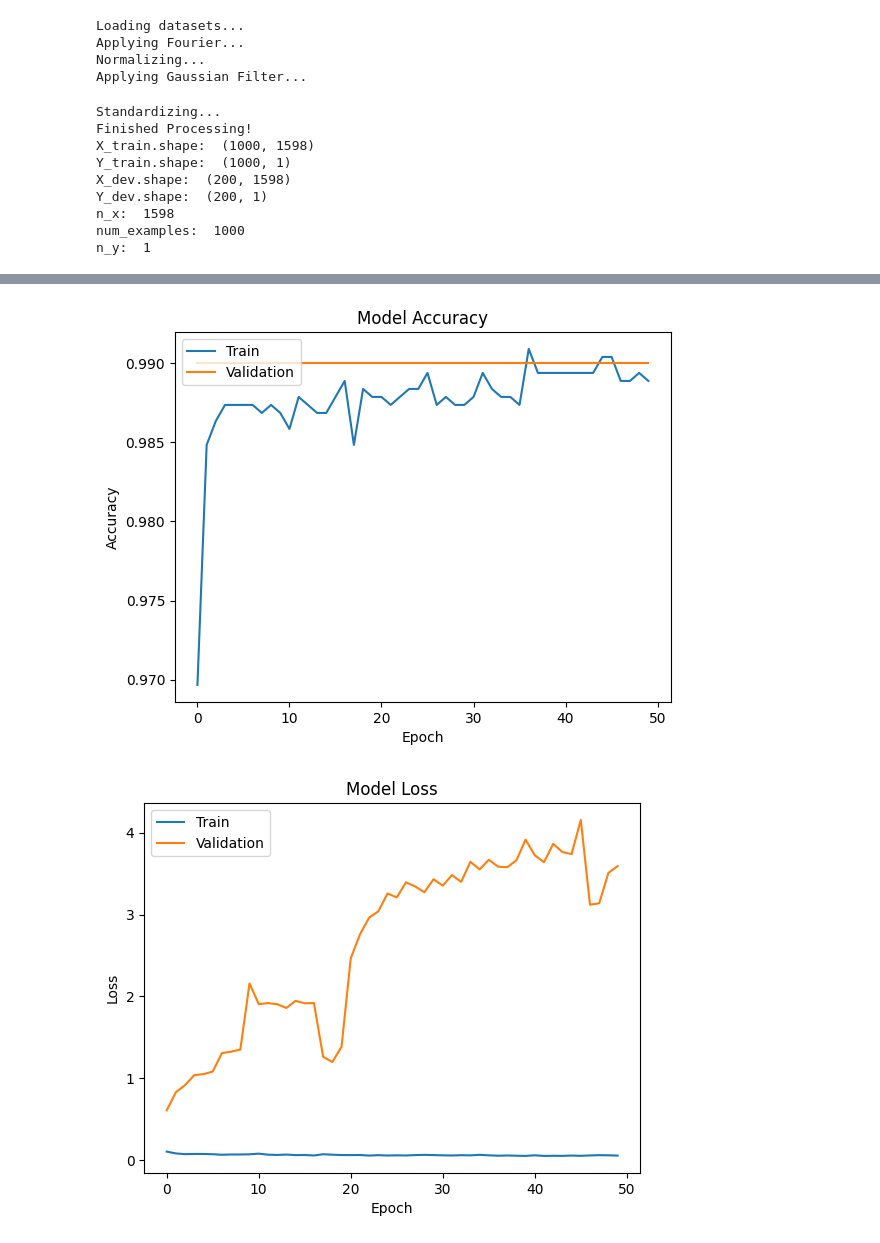
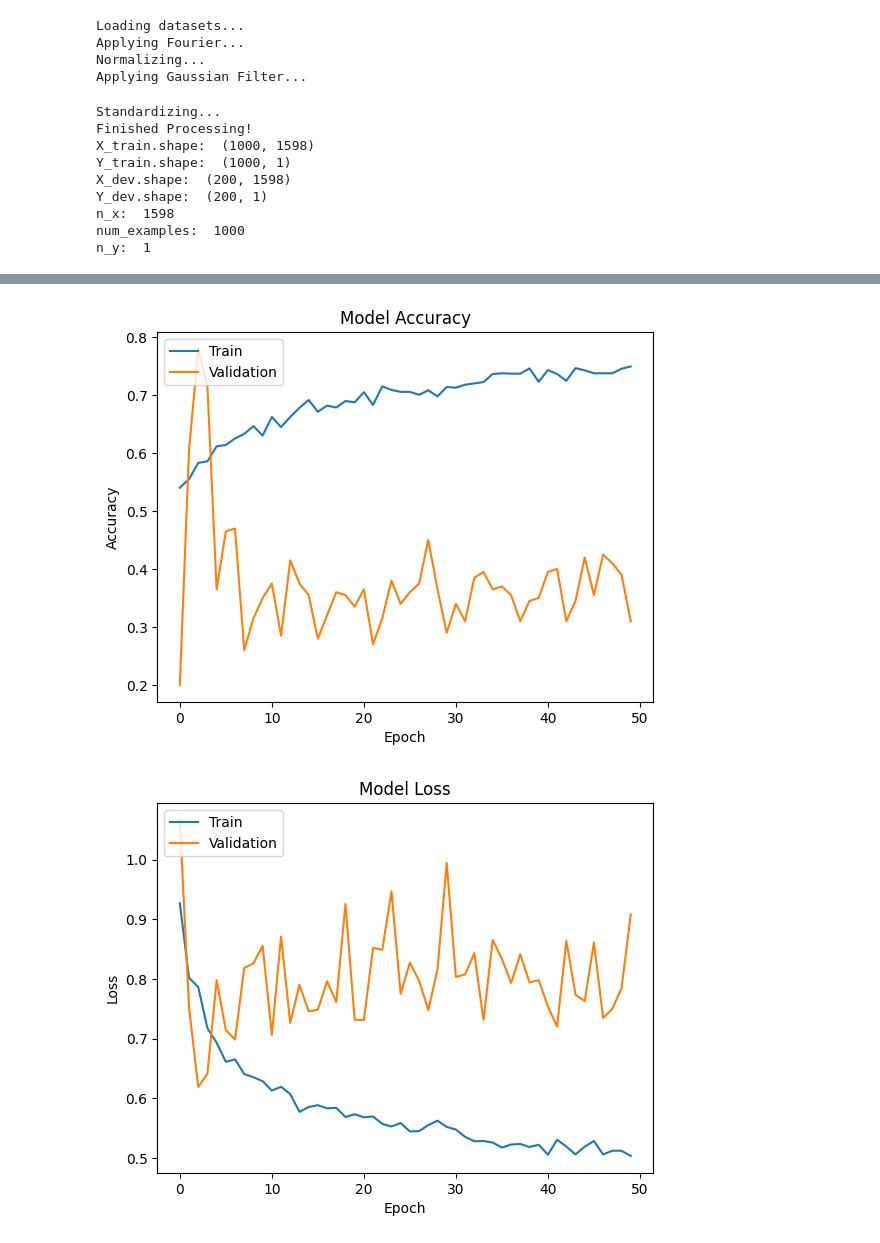
Before and after one commit to radha2707/AstroCode-Collective, a Jupyter notebook: src/daneel/detection/notebook_NN.ipynb, the cells around one changed output, grey strips where cells are left out. Saved outputs shown, nothing was run; the diff lists cells and outputs as text; code cells hidden in the pictures.

Commit message:
added report_injected_assignment2_taskG

```diff
--- a/src/daneel/detection/notebook_NN.ipynb
+++ b/src/daneel/detection/notebook_NN.ipynb
@@ -133,8 +133,8 @@ def np_X_Y_from_df(df):
 
 
 if __name__ == "__main__":
-    train_dataset_path = "/ca24/AstroCode-Collective/data_no_injection/exoTrain.csv"
-    dev_dataset_path = "/ca24/AstroCode-Collective/data_no_injection/exoTest.csv"
+    train_dataset_path = "/ca24/AstroCode-Collective/data_injected/exoTrain.csv"
+    dev_dataset_path = "/ca24/AstroCode-Collective/data_injected/exoTest.csv"
 
     print("Loading datasets...")
 
@@ -266,7 +266,7 @@ if __name__ == "__main__":
 }
 
 # Save metrics to a txt file using the given format
-report_file_path = "report_no_injection_assignment2_taskF.txt"
+report_file_path = "report_injected_assignment2_taskG.txt"
 with open(report_file_path, "w") as report_file:
     report_file.write("Report on Neural Network for Kepler Data\n")
     report_file.write("----------------------------------------------------\n")
@@ -351,7 +351,7 @@ Epoch 4/50
 ... (115 lines left out)
 All 0's error dev set 0.008771929824561403
 ------------
 ------------
 dict_keys(['accuracy', 'loss', 'val_accuracy', 'val_loss'])
-[figure, old version]
+[figure, new version]
-[figure, old version]
+[figure, new version]
```
Also changed, not shown: parts of 1 cell of this notebook, 1 other file.
